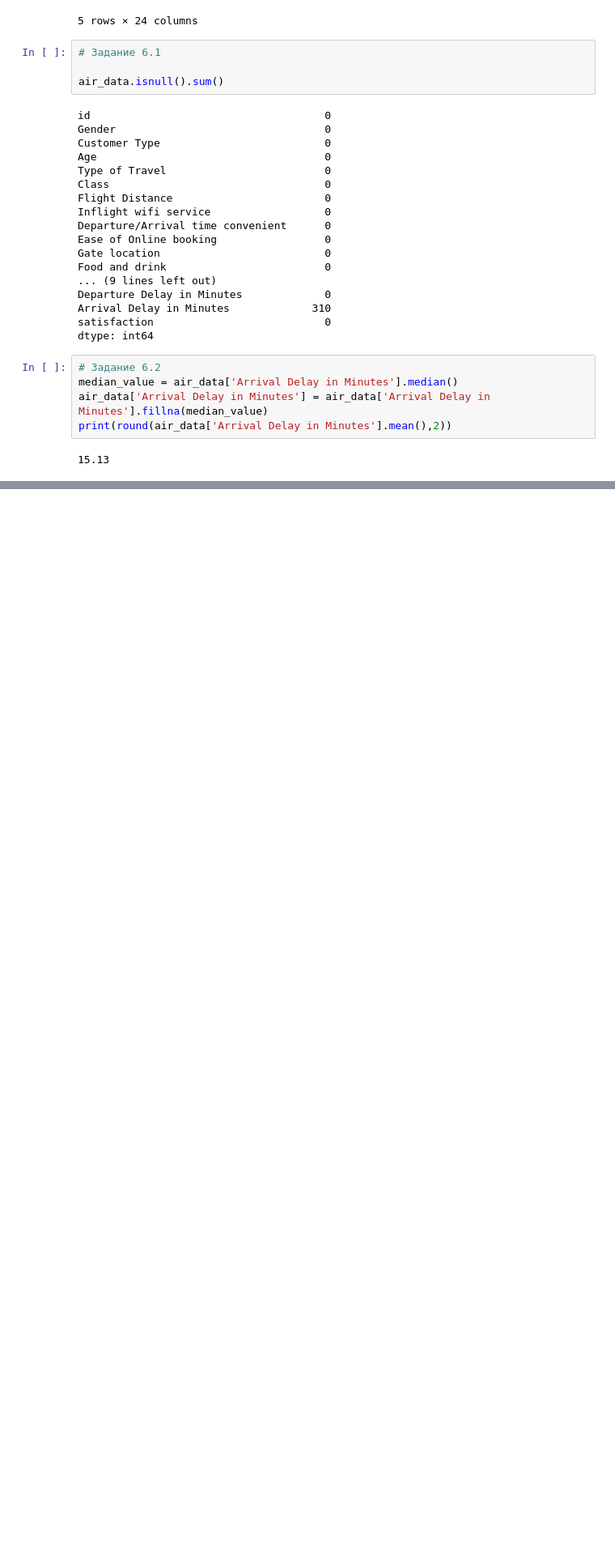
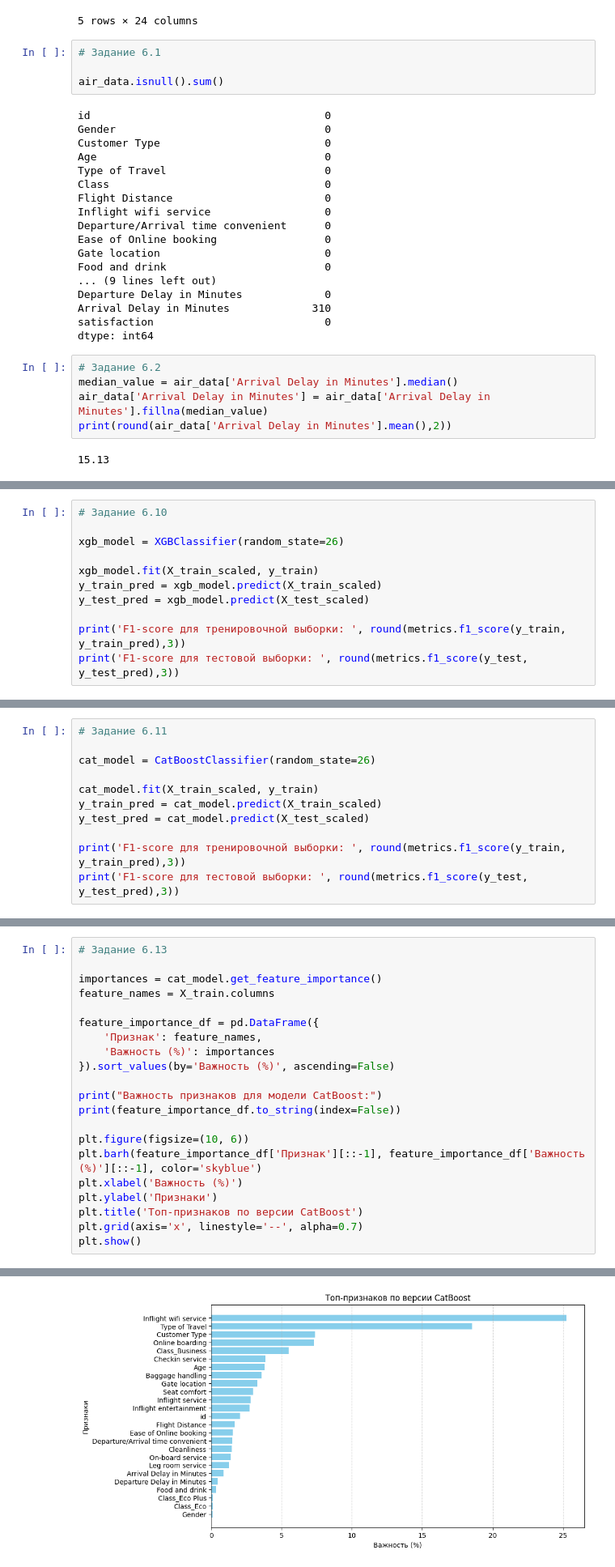
Before and after one commit to Kagemushe/sf_data_science, a Jupyter notebook: Block_6/Block_6_3.ipynb, the cells around one changed output, grey strips where cells are left out. Shown at 81% size. Saved outputs shown, nothing was run; the diff lists cells and outputs as text; blank space fills up the shorter version.

```diff
--- a/Block_6/Block_6_3.ipynb
+++ b/Block_6/Block_6_3.ipynb
@@ -453,0 +601,11 @@ print(round(air_data['Arrival Delay in Minutes'].mean(),2))
+# %%
+# Задание 6.10
+
+xgb_model = XGBClassifier(random_state=26)
+
+xgb_model.fit(X_train_scaled, y_train)
+y_train_pred = xgb_model.predict(X_train_scaled)
+y_test_pred = xgb_model.predict(X_test_scaled)
+
+print('F1-score для тренировочной выборки: ', round(metrics.f1_score(y_train, y_train_pred),3))
+print('F1-score для тестовой выборки: ', round(metrics.f1_score(y_test, y_test_pred),3))
@@ -453,0 +615,11 @@ print(round(air_data['Arrival Delay in Minutes'].mean(),2))
+# %%
+# Задание 6.11
+
+cat_model = CatBoostClassifier(random_state=26)
+
+cat_model.fit(X_train_scaled, y_train)
+y_train_pred = cat_model.predict(X_train_scaled)
+y_test_pred = cat_model.predict(X_test_scaled)
+
+print('F1-score для тренировочной выборки: ', round(metrics.f1_score(y_train, y_train_pred),3))
+print('F1-score для тестовой выборки: ', round(metrics.f1_score(y_test, y_test_pred),3))
@@ -453,0 +656,22 @@ print(round(air_data['Arrival Delay in Minutes'].mean(),2))
+# %%
+# Задание 6.13
+
+importances = cat_model.get_feature_importance()
+feature_names = X_train.columns
+
+feature_importance_df = pd.DataFrame({
+    'Признак': feature_names,
+    'Важность (%)': importances
+}).sort_values(by='Важность (%)', ascending=False)
+
+print("Важность признаков для модели CatBoost:")
+print(feature_importance_df.to_string(index=False))
+
+plt.figure(figsize=(10, 6))
+plt.barh(feature_importance_df['Признак'][::-1], feature_importance_df['Важность (%)'][::-1], color='skyblue')
+plt.xlabel('Важность (%)')
+plt.ylabel('Признаки')
+plt.title('Топ-признаков по версии CatBoost')
+plt.grid(axis='x', linestyle='--', alpha=0.7)
+plt.show()
+# %% [output]
@@ -453,0 +695 @@ print(round(air_data['Arrival Delay in Minutes'].mean(),2))
+[figure, added]
```
Also changed, not shown: parts of 23 cells of this notebook.
